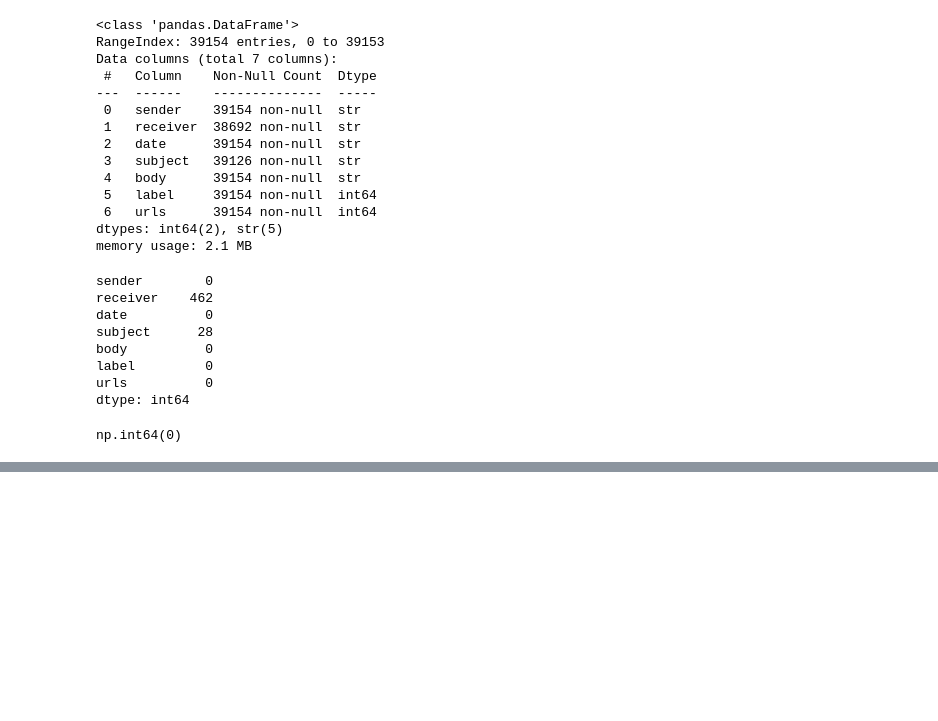
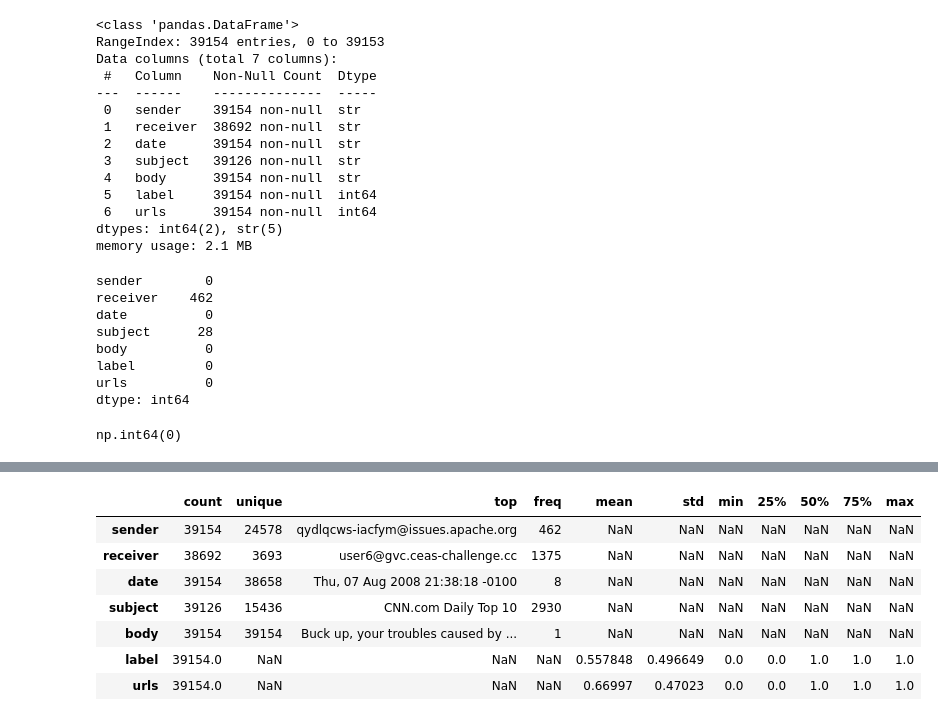
Before and after one commit to Bianca-71/phishing-detection-system, a Jupyter notebook: notebooks/01_dataset_exploration.ipynb, the cells around one changed output, grey strips where cells are left out. Drawn from its saved outputs; the diff is of its cells as text; code cells hidden in the pictures; blank space fills up the shorter version.

```diff
--- a/notebooks/01_dataset_exploration.ipynb
+++ b/notebooks/01_dataset_exploration.ipynb
@@ -75,0 +86,2 @@ np.int64(0)
+# %%
+df = pd.read_csv("../data/raw/CEAS_08.csv")
@@ -75,0 +103,11 @@ np.int64(0)
+# %%
+df.describe(include="all").T
+# %% [output]
+|  | count | unique | top | freq | mean | std | min | 25% | 50% | 75% | max |
+| sender | 39154 | 24578 | qydlqcws-iacfym@issues.apache.org | 462 | NaN | NaN | NaN | NaN | NaN | NaN | NaN |
+| receiver | 38692 | 3693 | user6@gvc.ceas-challenge.cc | 1375 | NaN | NaN | NaN | NaN | NaN | NaN | NaN |
+| date | 39154 | 38658 | Thu, 07 Aug 2008 21:38:18 -0100 | 8 | NaN | NaN | NaN | NaN | NaN | NaN | NaN |
+| subject | 39126 | 15436 | CNN.com Daily Top 10 | 2930 | NaN | NaN | NaN | NaN | NaN | NaN | NaN |
+| body | 39154 | 39154 | Buck up, your troubles caused by ... | 1 | NaN | NaN | NaN | NaN | NaN | NaN | NaN |
+| label | 39154.0 | NaN | NaN | NaN | 0.557848 | 0.496649 | 0.0 | 0.0 | 1.0 | 1.0 | 1.0 |
+| urls | 39154.0 | NaN | NaN | NaN | 0.66997 | 0.47023 | 0.0 | 0.0 | 1.0 | 1.0 | 1.0 |
```
Also changed, not shown: parts of 65 cells of this notebook, 18 other files.
